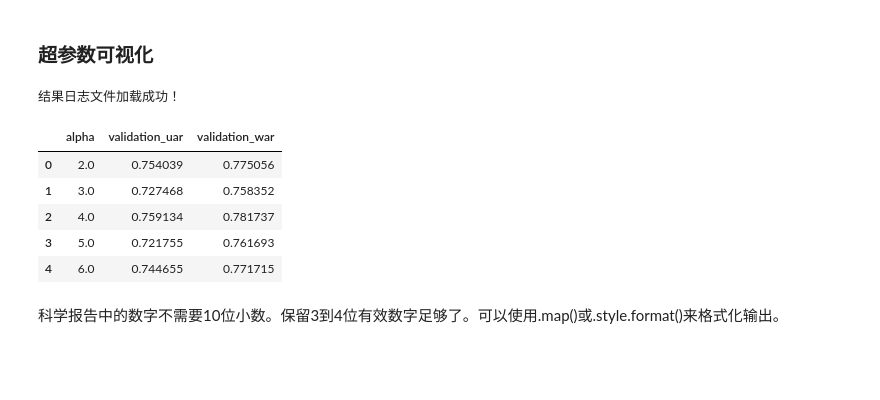
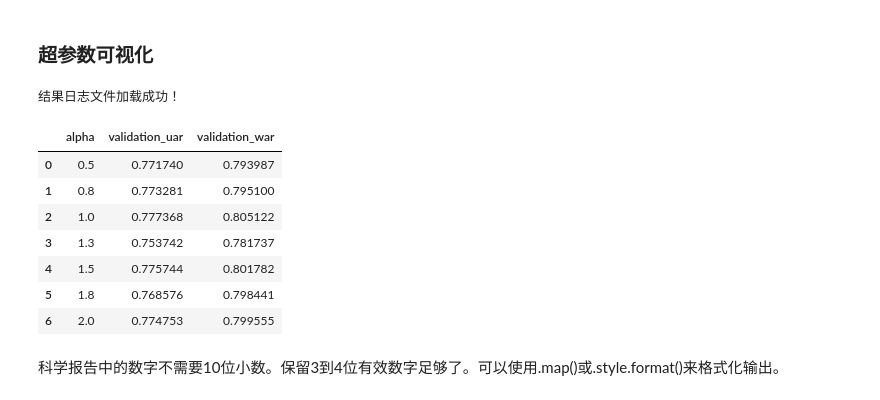
Before and after one commit to IrisHux/SER, a Jupyter notebook: LGCA_test.ipynb, the cells around one changed output. Drawn from its saved outputs; the diff is of its cells as text; code cells hidden in the pictures; blank space fills up the shorter version.

```diff
--- a/LGCA_test.ipynb
+++ b/LGCA_test.ipynb
@@ -824,19 +915,17 @@ import gc
 from core.config import CONFIG
 from scripts.get_dataloaders import get_contrastive_dataloaders
 from scripts.tuning import run_hyperparameter_trial # <-- 从您的工具箱导入函数
+from contrastive.model import setup_memory_optimization
 
-# def main_tuning_loop():
-"""
-执行完整的超参数alpha网格搜索的主函数。
-"""
-# (这里的代码就是我上一条回复中提供给您的主循环代码)
+setup_memory_optimization()
+
 print("--- [阶段一：初始化] ---")
 CONFIG.load_config("config.yaml")
 
 # alpha_values_to_test = [0.1, 0.5, 1.0, 2.0, 5.0]
-alpha_values_to_test = [0.1, 0.5]
+alpha_values_to_test = [0.5, 1.0]
 results_list = []
-results_filepath = os.path.join(CONFIG.project_root(), "alpha_tuning_results_01-5.csv")
+results_filepath = os.path.join(CONFIG.save_tables_location(), "alpha_tuning_results_0.5-1.0.csv")
 print(f"实验结果将实时保存在: {results_filepath}")
 print(f"base_size := {CONFIG.dataloader_dict()['batch_size']}")
 print("\n--- [阶段二：预加载数据集] ---")
@@ -856,7 +945,7 @@ for alpha in alpha_values_to_test:
             validation_loader=validation_loader,
             config=CONFIG,
             num_epochs=CONFIG.training_epochs(),
-            gradient_accumulation_steps=1
+            gradient_accumulation_steps=2
         )
         result_entry = {'alpha': alpha, 'validation_uar': val_uar, 'validation_war': val_war}
     except Exception as e:
@@ -872,8 +961,4 @@ print("\n--- [阶段四：所有试验完成] ---")
 print("最终的超参数搜索结果:")
 final_results = pd.read_csv(results_filepath)
 print(final_results)
-
-# # --- 脚本执行入口 ---
-# if __name__ == '__main__':
-#     main_tuning_loop()
 # %% [output]
@@ -943,14 +1028,13 @@ from contrastive.model import setup_memory_optimization
 
 setup_memory_optimization()
 
-
 print("--- [阶段一：初始化] ---")
 CONFIG.load_config("config.yaml")
 
 # alpha_values_to_test = [0.1, 0.5, 1.0, 2.0, 5.0]
-alpha_values_to_test = [1.0]
+alpha_values_to_test = [2.0, 5.0]
 results_list = []
-results_filepath = os.path.join(CONFIG.save_tables_location(), "alpha_tuning_results_0.1.csv")
+results_filepath = os.path.join(CONFIG.save_tables_location(), "alpha_tuning_results_2.0-5..0.csv")
 print(f"实验结果将实时保存在: {results_filepath}")
 print(f"base_size := {CONFIG.dataloader_dict()['batch_size']}")
 print("\n--- [阶段二：预加载数据集] ---")
@@ -970,7 +1054,7 @@ for alpha in alpha_values_to_test:
             validation_loader=validation_loader,
             config=CONFIG,
             num_epochs=CONFIG.training_epochs(),
-            gradient_accumulation_steps=1
+            gradient_accumulation_steps=2
         )
         result_entry = {'alpha': alpha, 'validation_uar': val_uar, 'validation_war': val_war}
     except Exception as e:
@@ -1808,31 +1547,33 @@ KeyboardInterrupt:
 # %%
 import pandas as pd
 import os
 
 # 假设您的CONFIG类已经定义并加载
 from core.config import CONFIG
 CONFIG.load_config("config.yaml")
 # file_name = "alpha_tuning_results.csv"
-file_name = "alpha_tuning_results_2-6.csv"
+file_name = "alpha_tuning_results_0.1.csv"
 
 # 构建结果文件的完整路径
 results_filepath = os.path.join(CONFIG.save_tables_location(), file_name)
 
 # 使用Pandas加载CSV文件
 try:
     results_df = pd.read_csv(results_filepath)
     print("结果日志文件加载成功！")
     display(results_df)
 except FileNotFoundError:
     print(f"错误：找不到结果文件 '{results_filepath}'。请确认文件名和路径是否正确。")
 # %% [output]
 结果日志文件加载成功！
 |  | alpha | validation_uar | validation_war |
-| 0 | 2.0 | 0.754039 | 0.775056 |
-| 1 | 3.0 | 0.727468 | 0.758352 |
-| 2 | 4.0 | 0.759134 | 0.781737 |
-| 3 | 5.0 | 0.721755 | 0.761693 |
-| 4 | 6.0 | 0.744655 | 0.771715 |
+| 0 | 0.5 | 0.771740 | 0.793987 |
+| 1 | 0.8 | 0.773281 | 0.795100 |
+| 2 | 1.0 | 0.777368 | 0.805122 |
+| 3 | 1.3 | 0.753742 | 0.781737 |
+| 4 | 1.5 | 0.775744 | 0.801782 |
+| 5 | 1.8 | 0.768576 | 0.798441 |
+| 6 | 2.0 | 0.774753 | 0.799555 |
 # %% [markdown]
 科学报告中的数字不需要10位小数。保留3到4位有效数字足够了。可以使用.map()或.style.format()来格式化输出。
 # %%
```
Also changed, not shown: parts of 19 cells of this notebook, 2 other files.
